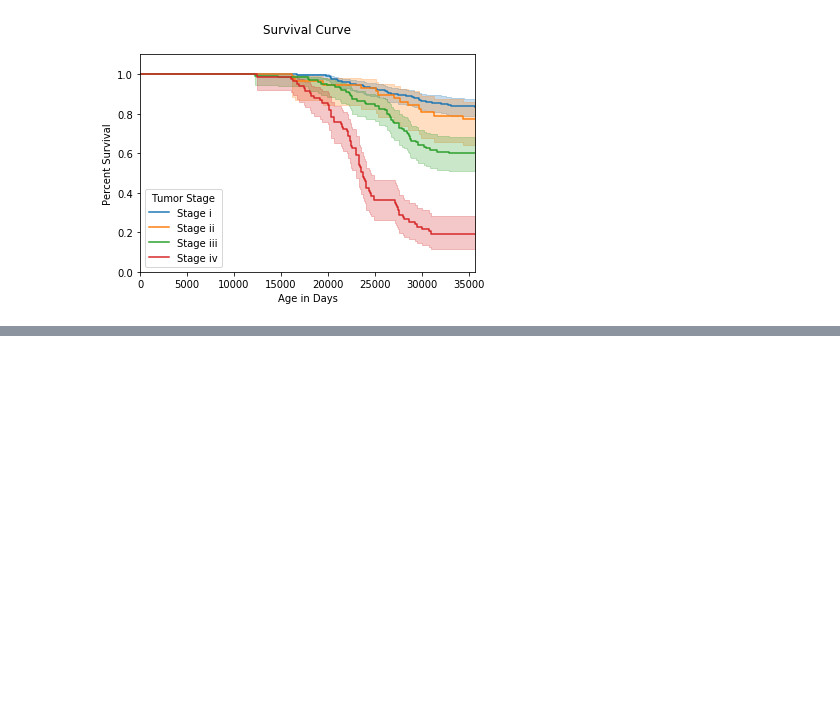
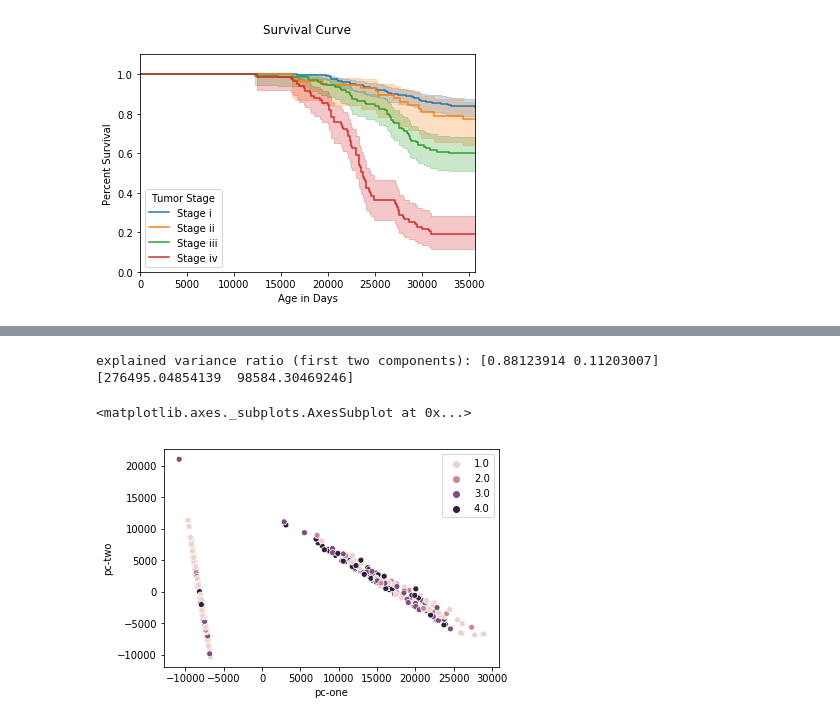
Before and after one commit to JoeJessee/rCCC_clinical_clustering, a Jupyter notebook: Final Project 3.ipynb, the cells around one changed output, grey strips where cells are left out. Cells and saved outputs as stored; diff of their text form; code cells hidden in the pictures; blank space fills up the shorter version.

```diff
--- a/Final Project 3.ipynb
+++ b/Final Project 3.ipynb
@@ -297,0 +393,42 @@ plt.show()
+# %%
+# read in data
+clinical_info = pd.read_csv("cleaned_clinical.csv")
+# remove rows that don't have the label of interest
+clinical_info = clinical_info.drop(['Unnamed: 0'], axis=1)
+clinical_info = clinical_info.set_index('submitter_id')
+clinical_info = clinical_info.rename_axis('submitter_id')
+clinical_info = clinical_info.dropna(subset=['tumor_stage']);
+
+# separate data from labels
+clinical_info.target = np.array(clinical_info['tumor_stage'])
+clinical_info.data = clinical_info.loc[:, clinical_info.columns != 'tumor_stage']
+
+# use Pandas getdummies for encoding factor data
+clinical_info.encoded = pd.get_dummies(clinical_info.data, dummy_na= True)
+
+# test if there are any NAs in the df
+clinical_info.encoded = clinical_info.encoded.replace(np.nan, 0)
+clinical_info.encoded.isnull().values.any()
+
+# assign variables for ML
+y = clinical_info.target
+X = clinical_info.encoded
+# %%
+# Principle component Analysis
+from sklearn.decomposition import PCA
+pca = PCA(n_components = 2)
+pca_of_cie = pca.fit(clinical_info.encoded).transform(clinical_info.encoded)
+
+# Percentage of variance explained for each components
+print('explained variance ratio (first two components): %s'
+      % str(pca.explained_variance_ratio_))
+print(pca.singular_values_)
+
+clinical_info.data['pc-one'] = pca_of_cie[:,0]
+clinical_info.data['pc-two'] = pca_of_cie[:,1]
+sb.scatterplot(x='pc-one', y='pc-two', data=clinical_info.data, hue=clinical_info.target)
+# %% [output]
+explained variance ratio (first two components): [0.88123914 0.11203007]
+[276495.04854139  98584.30469246]
+<matplotlib.axes._subplots.AxesSubplot at 0x...>
+[figure, added]
```
Also changed, not shown: parts of 19 cells of this notebook, 2 other files.
